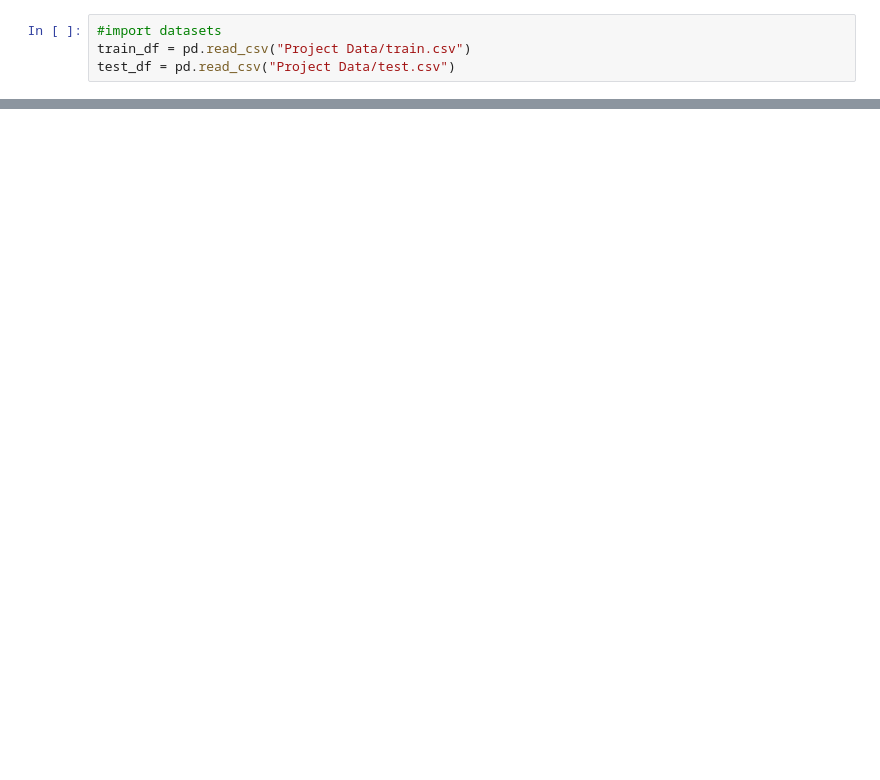
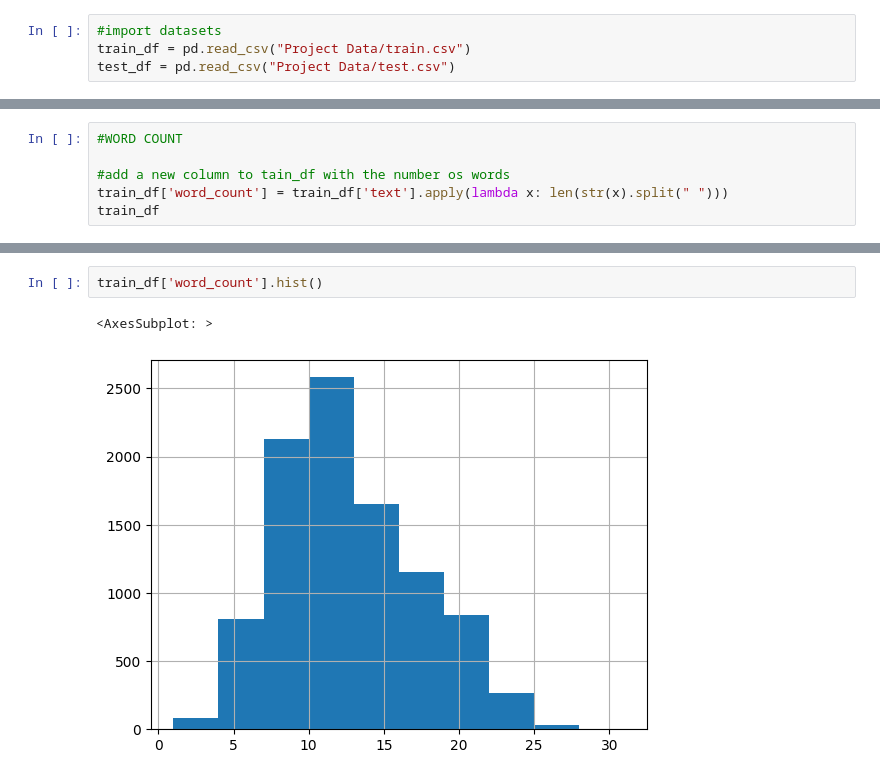
Before and after one commit to mayer19/Text_Mining_NovaIMS, a Jupyter notebook: stock_project.ipynb, the cells around one changed output, grey strips where cells are left out. Drawn from its saved outputs; the diff is of its cells as text; blank space fills up the shorter version.

```diff
--- a/stock_project.ipynb
+++ b/stock_project.ipynb
@@ -29,0 +63,6 @@ test_df.head()
+# %%
+#WORD COUNT
+
+#add a new column to tain_df with the number os words
+train_df['word_count'] = train_df['text'].apply(lambda x: len(str(x).split(" ")))
+train_df
@@ -29,0 +114,5 @@ test_df.head()
+# %%
+train_df['word_count'].hist()
+# %% [output]
+<AxesSubplot: >
+[figure, added]
```
Also changed, not shown: parts of 16 cells of this notebook.
